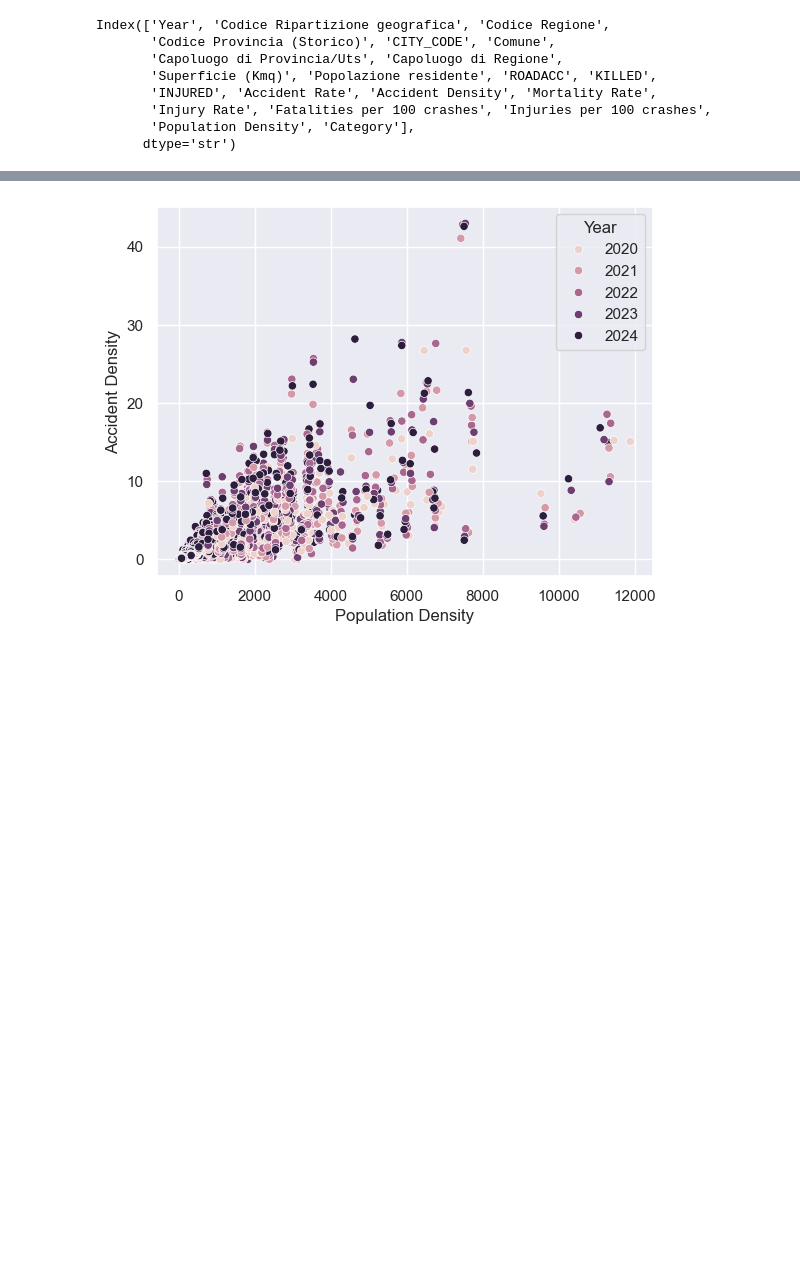
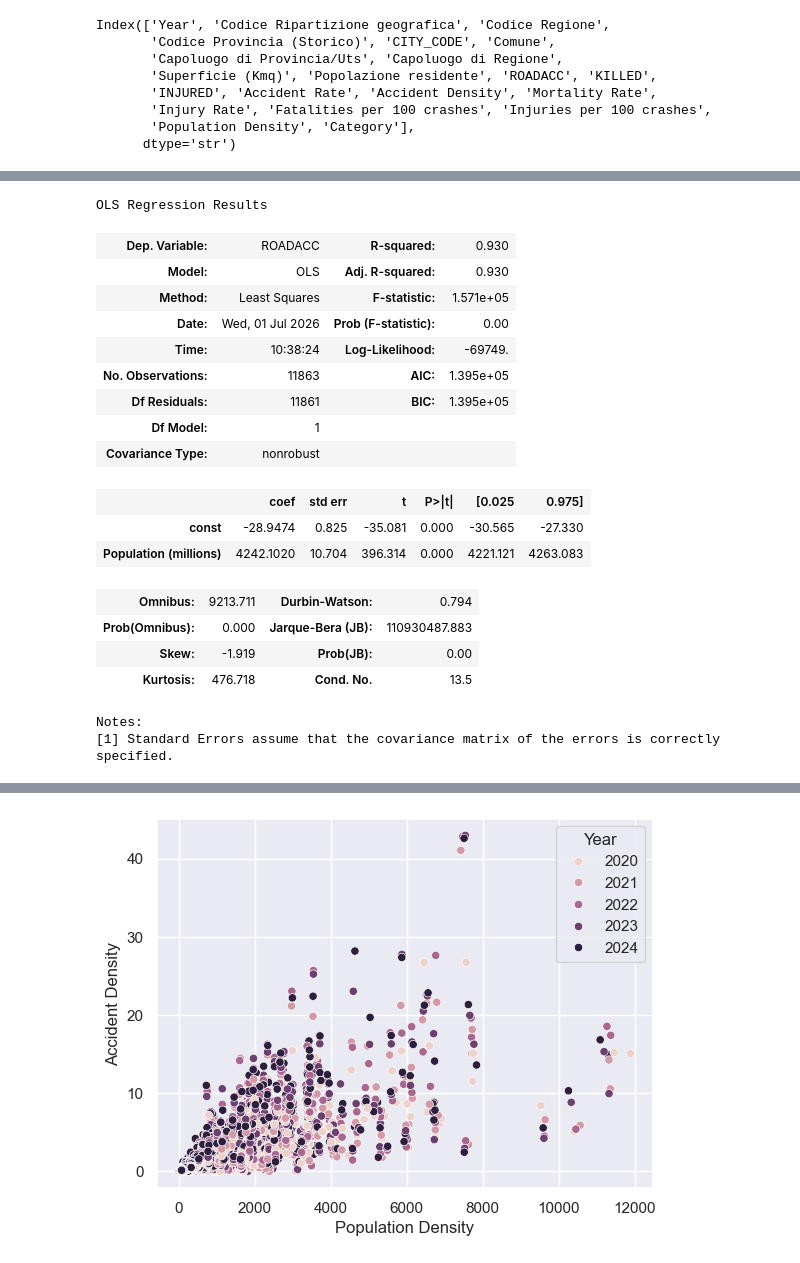
Before and after one commit to MarcoTosoni/boolean_project, a Jupyter notebook: data_analysis.ipynb, the cells around one changed output, grey strips where cells are left out. Cells and saved outputs as stored; diff of their text form; code cells hidden in the pictures; blank space fills up the shorter version.

```diff
--- a/data_analysis.ipynb
+++ b/data_analysis.ipynb
@@ -718,0 +739,22 @@ sns.scatterplot(data=target_cities,y='Accident Rate',x='Population Density',hue=
+# %%
+results.summary()
+# %% [output]
+OLS Regression Results
+| Dep. Variable: | ROADACC | R-squared: | 0.930 |
+| Model: | OLS | Adj. R-squared: | 0.930 |
+| Method: | Least Squares | F-statistic: | 1.571e+05 |
+| Date: | Wed, 01 Jul 2026 | Prob (F-statistic): | 0.00 |
+| Time: | 10:38:24 | Log-Likelihood: | -69749. |
+| No. Observations: | 11863 | AIC: | 1.395e+05 |
+| Df Residuals: | 11861 | BIC: | 1.395e+05 |
+| Df Model: | 1 |  |  |
+| Covariance Type: | nonrobust |  |  |
+|  | coef | std err | t | P>|t| | [0.025 | 0.975] |
+| const | -28.9474 | 0.825 | -35.081 | 0.000 | -30.565 | -27.330 |
+| Population (millions) | 4242.1020 | 10.704 | 396.314 | 0.000 | 4221.121 | 4263.083 |
+| Omnibus: | 9213.711 | Durbin-Watson: | 0.794 |
+| Prob(Omnibus): | 0.000 | Jarque-Bera (JB): | 110930487.883 |
+| Skew: | -1.919 | Prob(JB): | 0.00 |
+| Kurtosis: | 476.718 | Cond. No. | 13.5 |
+Notes:
+[1] Standard Errors assume that the covariance matrix of the errors is correctly specified.
```
Also changed, not shown: parts of 17 cells of this notebook.
